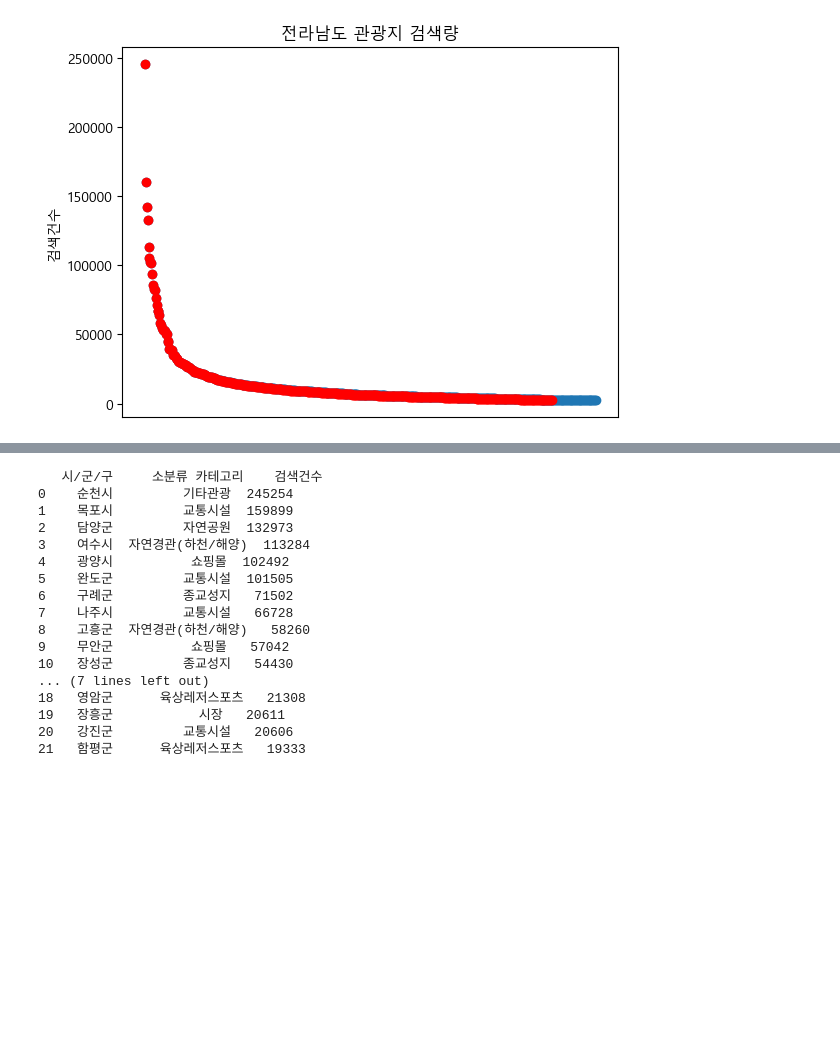
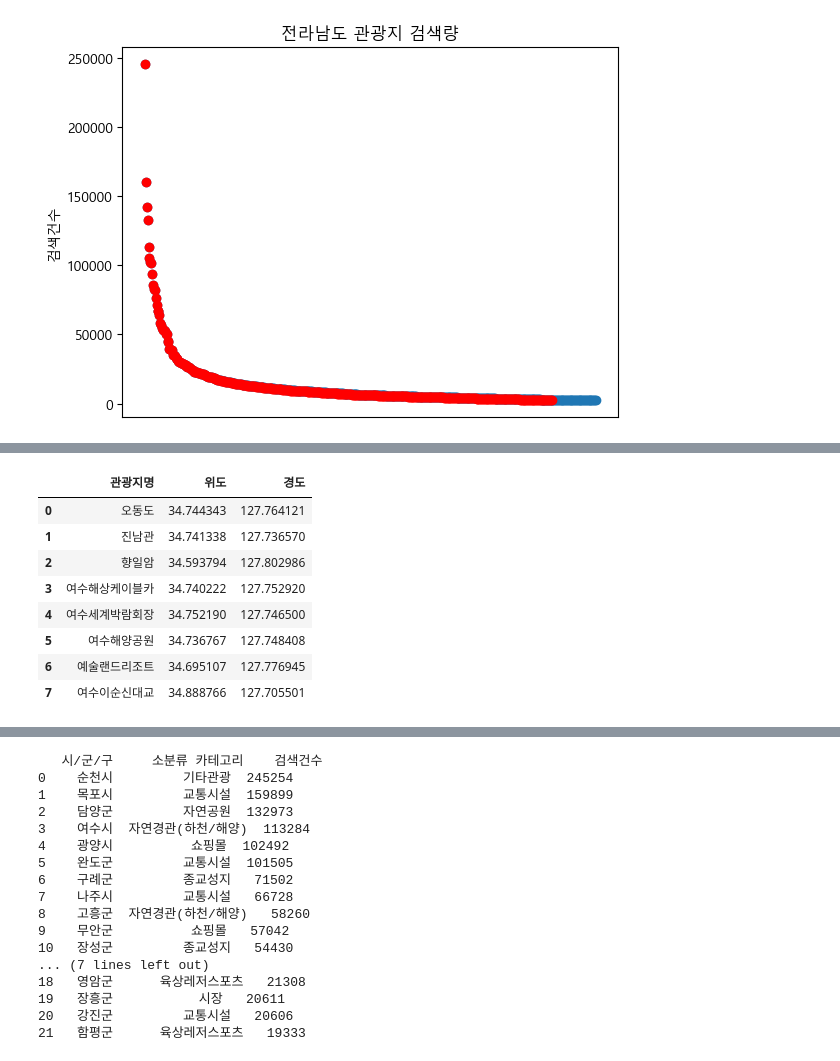
Before and after one commit to sheershay/ise-sr-project, a Jupyter notebook: clustering/clustering.ipynb, the cells around one changed output, grey strips where cells are left out. Saved outputs shown, nothing was run; the diff lists cells and outputs as text; code cells hidden in the pictures; blank space fills up the shorter version.

```diff
--- a/clustering/clustering.ipynb
+++ b/clustering/clustering.ipynb
@@ -178,0 +294,12 @@ Text(0.5, 1.0, '전라남도 관광지 검색량')
+# %%
+yeosu
+# %% [output]
+|  | 관광지명 | 위도 | 경도 |
+| 0 | 오동도 | 34.744343 | 127.764121 |
+| 1 | 진남관 | 34.741338 | 127.736570 |
+| 2 | 향일암 | 34.593794 | 127.802986 |
+| 3 | 여수해상케이블카 | 34.740222 | 127.752920 |
+| 4 | 여수세계박람회장 | 34.752190 | 127.746500 |
+| 5 | 여수해양공원 | 34.736767 | 127.748408 |
+| 6 | 예술랜드리조트 | 34.695107 | 127.776945 |
+| 7 | 여수이순신대교 | 34.888766 | 127.705501 |
```
Also changed, not shown: parts of 21 cells of this notebook, 20 other files.
